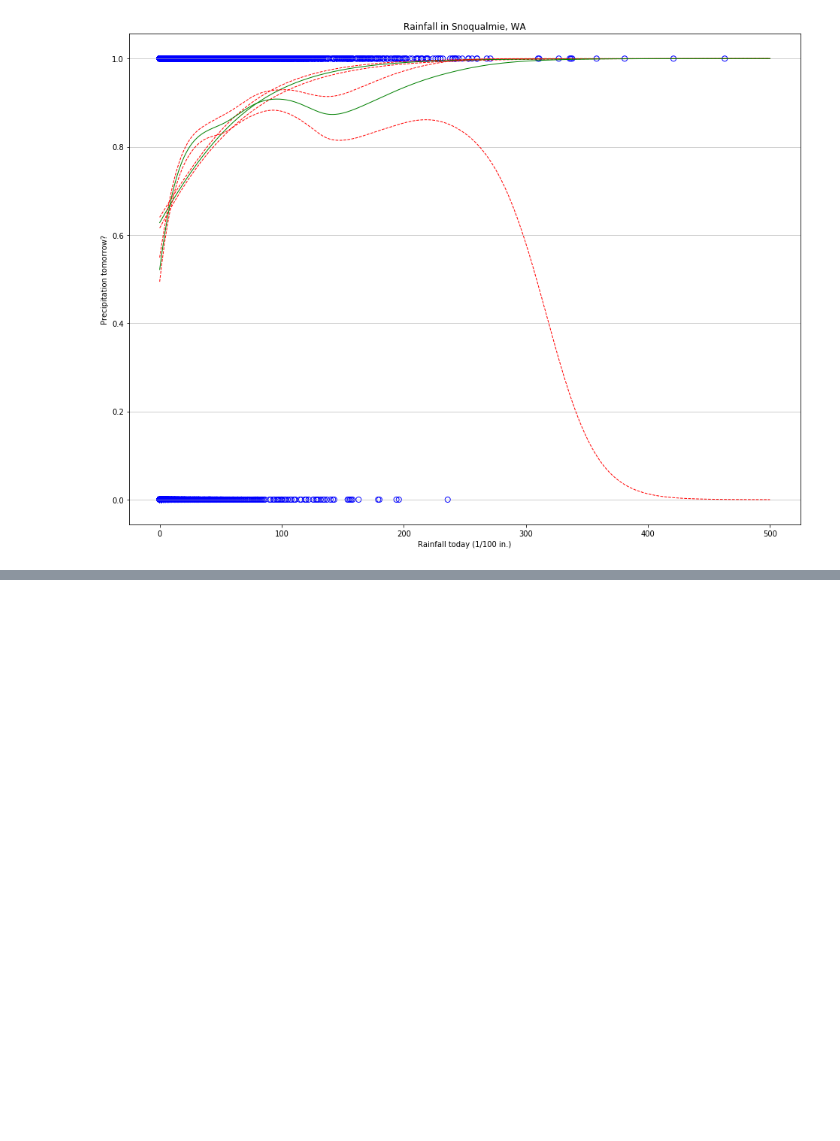
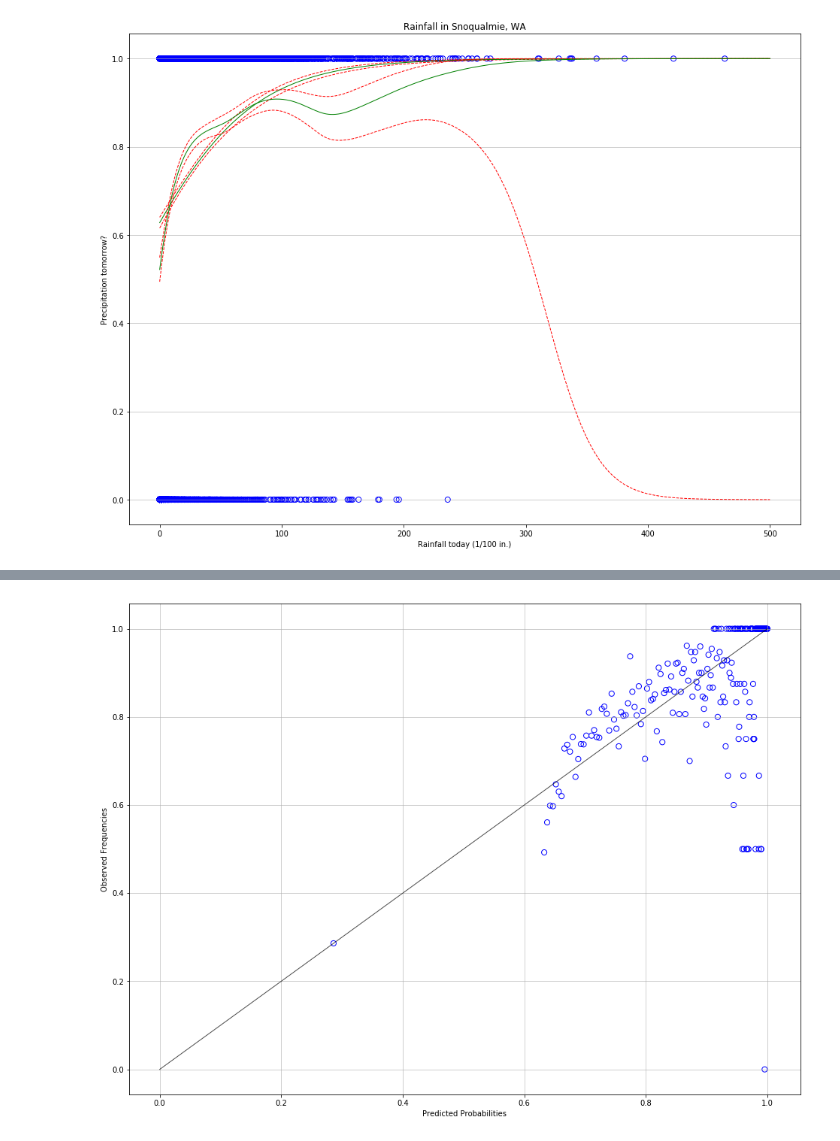
Before and after one commit to bhaney/snoq_rainfall, a Jupyter notebook: Logistic_regression_rainfall_prediction.ipynb, the cells around one changed output, grey strips where cells are left out. Cells and saved outputs as stored; diff of their text form; code cells hidden in the pictures; blank space fills up the shorter version.

```diff
--- a/Logistic_regression_rainfall_prediction.ipynb
+++ b/Logistic_regression_rainfall_prediction.ipynb
@@ -138,27 +140,33 @@ def neg2_log_likelihood(X,Y):
 # Given a list of linear parameters (intercept and slopes), gives the regression curve
 # Also can gives the confidence interval functions by providing the covariance matrix of the predictions
 # Assumes a gaussian when creating the confidence interval
-def logit_regression(theta,X,cov_mat=None):
+def logit_regression(theta,X=None,cov_mat=None):
     n_features = len(theta)
     cov_mat = np.eye(n_features) if cov_mat is None else cov_mat
-    def f(x, cl):
+    def f(x, cl=0):
         center = np.dot(x,theta.reshape(-1,1))
         #error propagation
-        variances = np.sum(np.dot(x,np.dot(cov_mat,np.transpose(x)))*np.eye(x.shape[0]), axis=1)
+        if X is None:
+            variances = np.zeros(center.shape)
+        else:
+            variances = np.sum(np.dot(x,np.dot(cov_mat,np.transpose(x)))*np.eye(x.shape[0]), axis=1)
         std_err = (cl*np.sqrt(variances)).reshape(-1,1)
         #result
         y = 1./(1.+np.exp(-(center+std_err)))
         return y
     return f
 
-def line_regression(theta,X,cov_mat=None):
+def line_regression(theta,X=None,cov_mat=None):
     n_features = len(theta)
     cov_mat = np.eye(n_features) if cov_mat is None else cov_mat
-    def f(x, cl):
+    def f(x, cl=0):
         center = np.dot(x,theta.reshape(-1,1))
         #error propagation
-        variances = np.sum(np.dot(x,np.dot(cov_mat,np.transpose(x)))*np.eye(x.shape[0]), axis=1)
-        std_err = (cl*np.sqrt(variances)).reshape(-1,1)
+        if X is None:
+            variances = np.zeros(center.shape)
+        else:
+            variances = np.sum(np.dot(x,np.dot(cov_mat,np.transpose(x)))*np.eye(x.shape[0]), axis=1)
+            std_err = (cl*np.sqrt(variances)).reshape(-1,1)
         #result
         y = center+std_err
         return y
@@ -435,0 +629,15 @@ plt.grid(axis='y', alpha=0.75)
+# %%
+# It got that one right at least! But for the entire range from prob 0 to 1 how does it do?
+# Make a new data frame that is organized by amount of rainfall, and the fraction of days that had rain tomorrow
+calib_df  = snoq[["rainfall today","rained tomorrow?"]].groupby("rainfall today").agg(['count','sum'])
+calib_df = calib_df['rained tomorrow?']
+calib_df['bias'] = 1
+calib_df.index.name = 'rainfall today'
+calib_df.reset_index(inplace=True)
+calib_df = calib_df.rename(index=str, columns={"count": "rain today count"})
+calib_df['rained today?'] = (calib_df['rainfall today'] > 0).astype(int)
+calib_df['rain tomorrow count'] = calib_df['sum'].astype(int)
+calib_df = calib_df.drop(['sum'],axis=1)
+calib_df['measured frac'] = calib_df['rain tomorrow count'].div(calib_df['rain today count'])
+calib_df['predict frac'] = sample_better_fit_curve(calib_df[['bias','rainfall today','rained today?']])
+calib_df.head(20)
@@ -435,0 +662,11 @@ plt.grid(axis='y', alpha=0.75)
+# %%
+linex = np.linspace(0,1,100)
+plt.close('all')
+plt.figure(figsize=(16,12))
+plt.plot(linex, linex, 'k-', lw=1, alpha=0.70)
+plt.scatter(x=calib_df['predict frac'].values, y=calib_df['measured frac'].values, s=50, color='blue',marker='o',facecolors='none');
+plt.xlabel('Predicted Probabilities')
+plt.ylabel('Observed Frequencies')
+plt.grid(axis='both', alpha=0.75)
+# %% [output]
+[figure, added]
```
Also changed, not shown: parts of 20 cells of this notebook.
